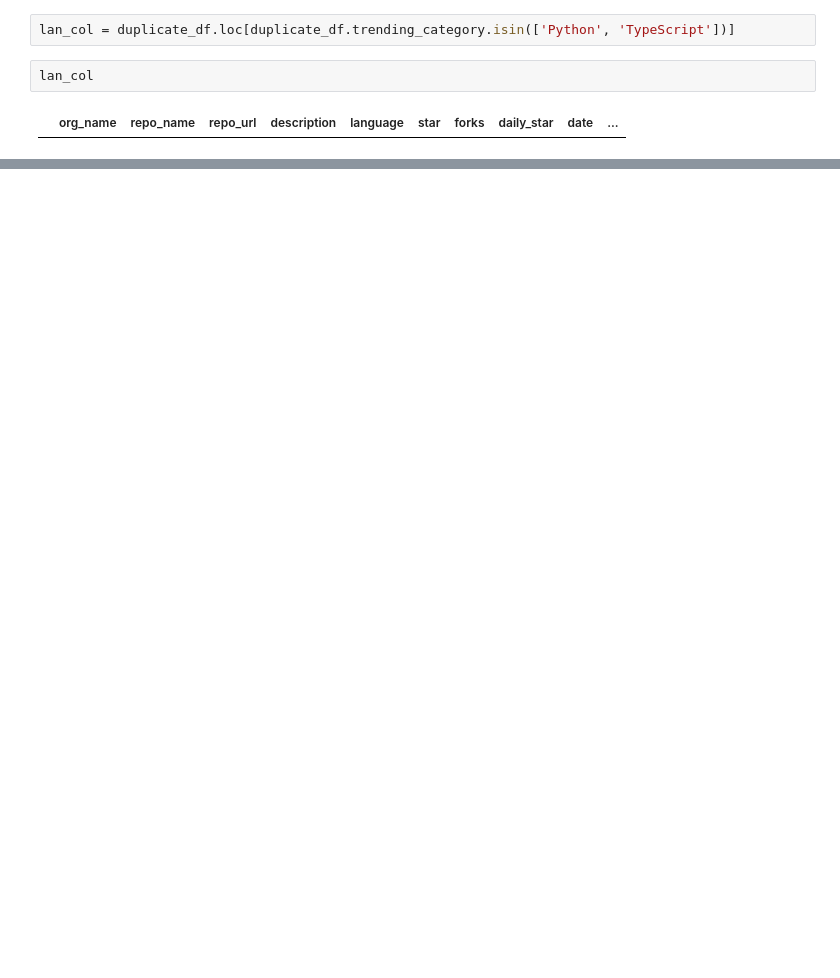
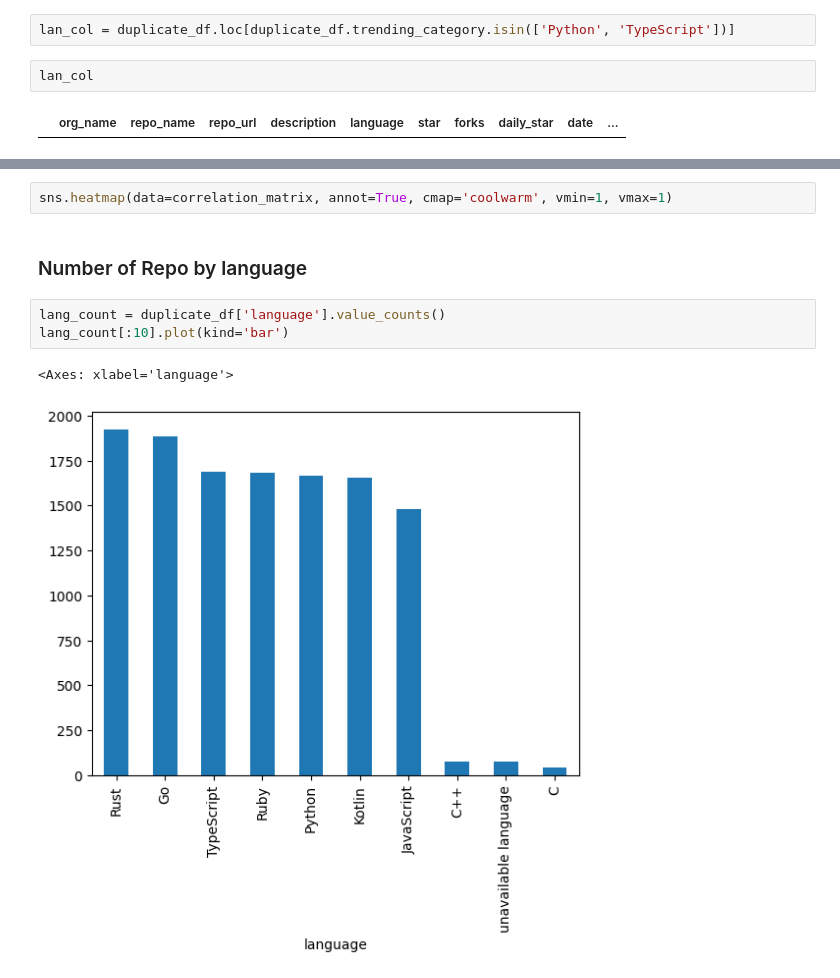
Before and after one commit to jin-raii/netflix-clone, a Jupyter notebook: trending_git.ipynb, the cells around one changed output, grey strips where cells are left out. Cells and saved outputs as stored; diff of their text form; blank space fills up the shorter version.

```diff
--- a/trending_git.ipynb
+++ b/trending_git.ipynb
@@ -484,0 +507,10 @@ Text(0.5, 1.0, 'Star Vs Daily Star')
+# %%
+sns.heatmap(data=correlation_matrix, annot=True, cmap='coolwarm', vmin=1, vmax=1)
+# %% [markdown]
+### Number of Repo by language
+# %%
+lang_count = duplicate_df['language'].value_counts()
+lang_count[:10].plot(kind='bar')
+# %% [output]
+<Axes: xlabel='language'>
+[figure, added]
```
Also changed, not shown: parts of 29 cells of this notebook.
